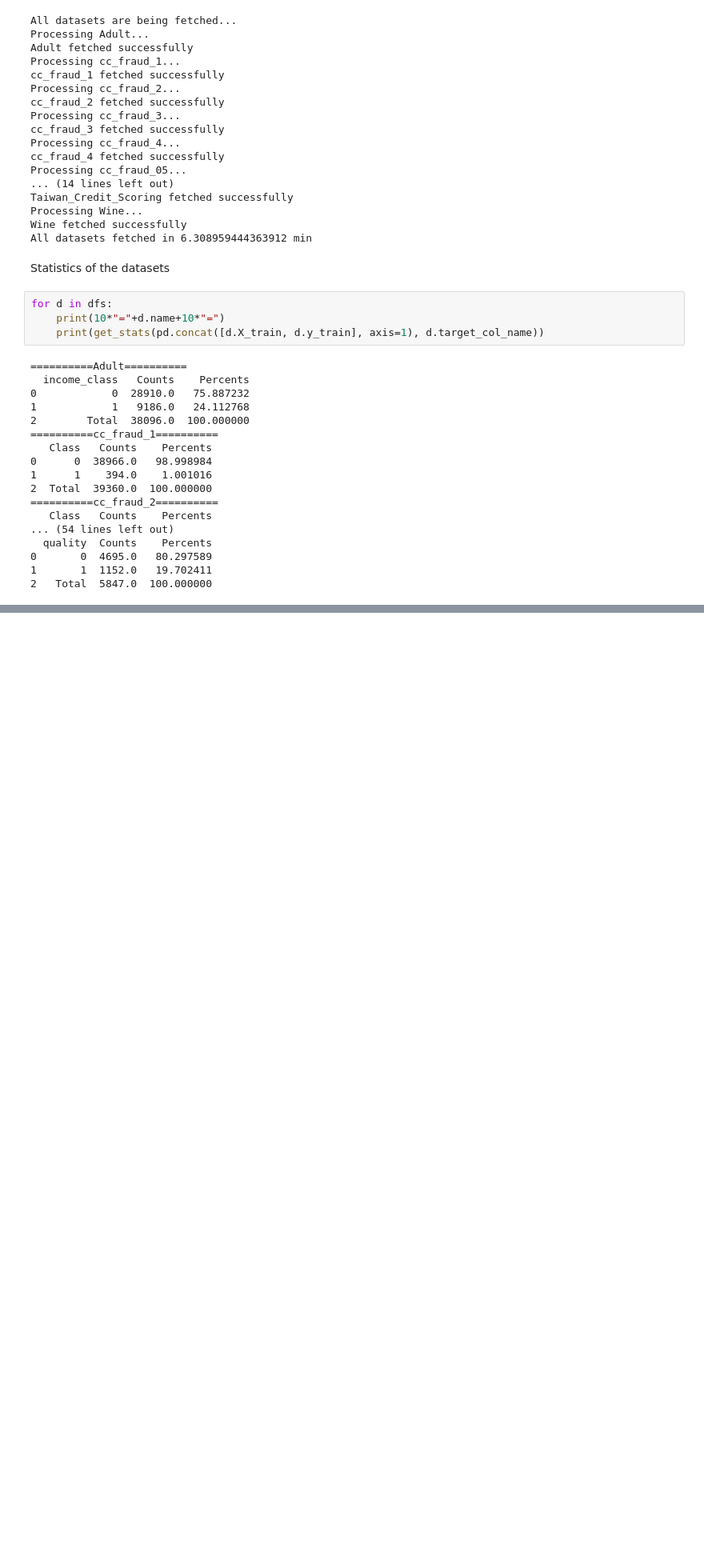
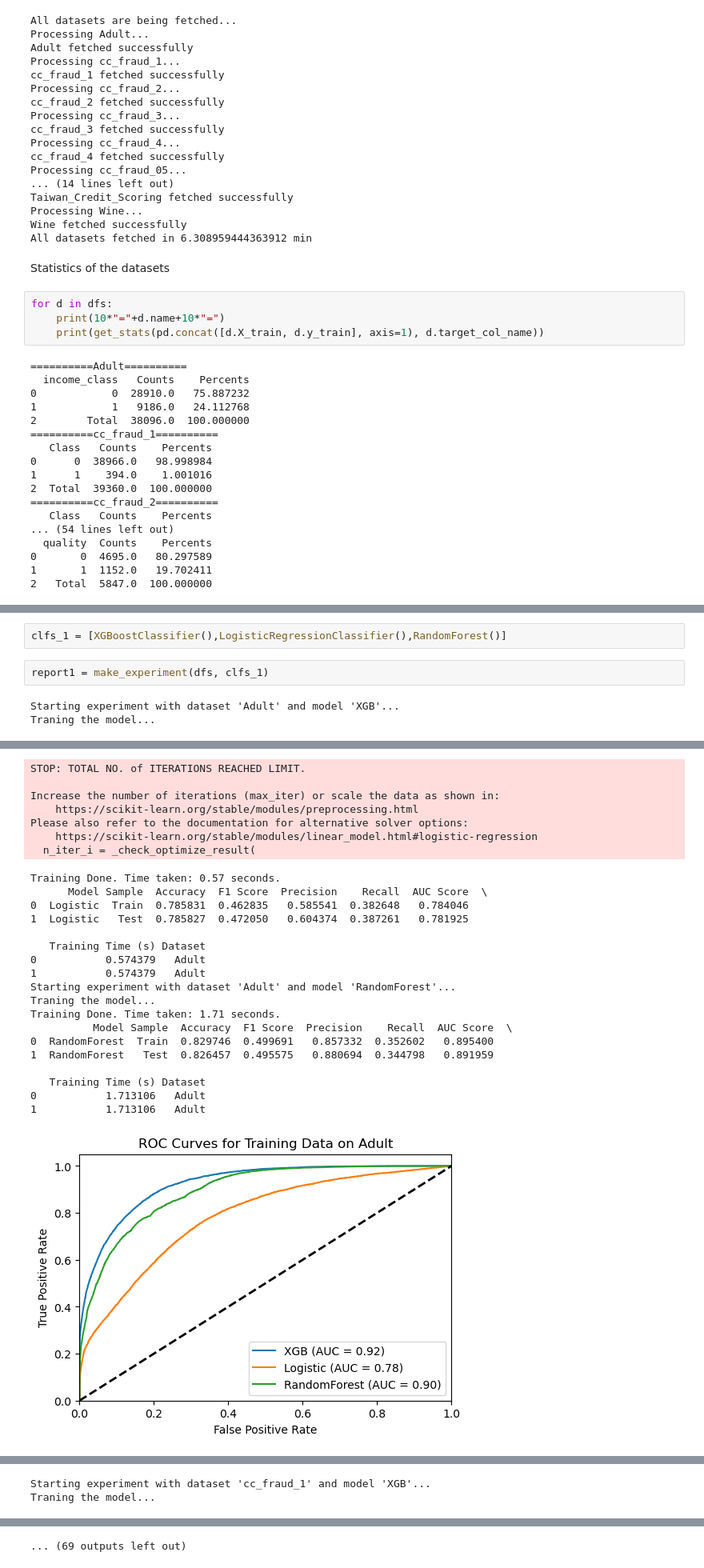
Before and after one commit to ShamilShukurov/ADA_GWU_Master_Thesis, a Jupyter notebook: Code/All_Experiments.ipynb, the cells around one changed output, grey strips where cells are left out. Shown at 80% size. Saved outputs shown, nothing was run; the diff lists cells and outputs as text; blank space fills up the shorter version.

Commit message:
Experiment1_SimpleClassifiers Done

```diff
--- a/Code/All_Experiments.ipynb
+++ b/Code/All_Experiments.ipynb
@@ -58,0 +63,7 @@ for d in dfs:
+# %%
+clfs_1 = [XGBoostClassifier(),LogisticRegressionClassifier(),RandomForest()]
+# %%
+report1 = make_experiment(dfs, clfs_1)
+# %% [output]
+Starting experiment with dataset 'Adult' and model 'XGB'...
+Traning the model...
@@ -58,0 +80,26 @@ for d in dfs:
+STOP: TOTAL NO. of ITERATIONS REACHED LIMIT.
+
+Increase the number of iterations (max_iter) or scale the data as shown in:
+    https://scikit-learn.org/stable/modules/preprocessing.html
+Please also refer to the documentation for alternative solver options:
+    https://scikit-learn.org/stable/modules/linear_model.html#logistic-regression
+  n_iter_i = _check_optimize_result(
+Training Done. Time taken: 0.57 seconds.
+      Model Sample  Accuracy  F1 Score  Precision    Recall  AUC Score  \
+0  Logistic  Train  0.785831  0.462835   0.585541  0.382648   0.784046
+1  Logistic   Test  0.785827  0.472050   0.604374  0.387261   0.781925
+
+   Training Time (s) Dataset
+0           0.574379   Adult
+1           0.574379   Adult
+Starting experiment with dataset 'Adult' and model 'RandomForest'...
+Traning the model...
+Training Done. Time taken: 1.71 seconds.
+          Model Sample  Accuracy  F1 Score  Precision    Recall  AUC Score  \
+0  RandomForest  Train  0.829746  0.499691   0.857332  0.352602   0.895400
+1  RandomForest   Test  0.826457  0.495575   0.880694  0.344798   0.891959
+
+   Training Time (s) Dataset
+0           1.713106   Adult
+1           1.713106   Adult
+[figure, added]
@@ -58,0 +107,2 @@ for d in dfs:
+Starting experiment with dataset 'cc_fraud_1' and model 'XGB'...
+Traning the model...
@@ -58,0 +146 @@ for d in dfs:
+... (69 outputs left out)
```
Also changed, not shown: parts of 5 cells of this notebook, 2 other files.
